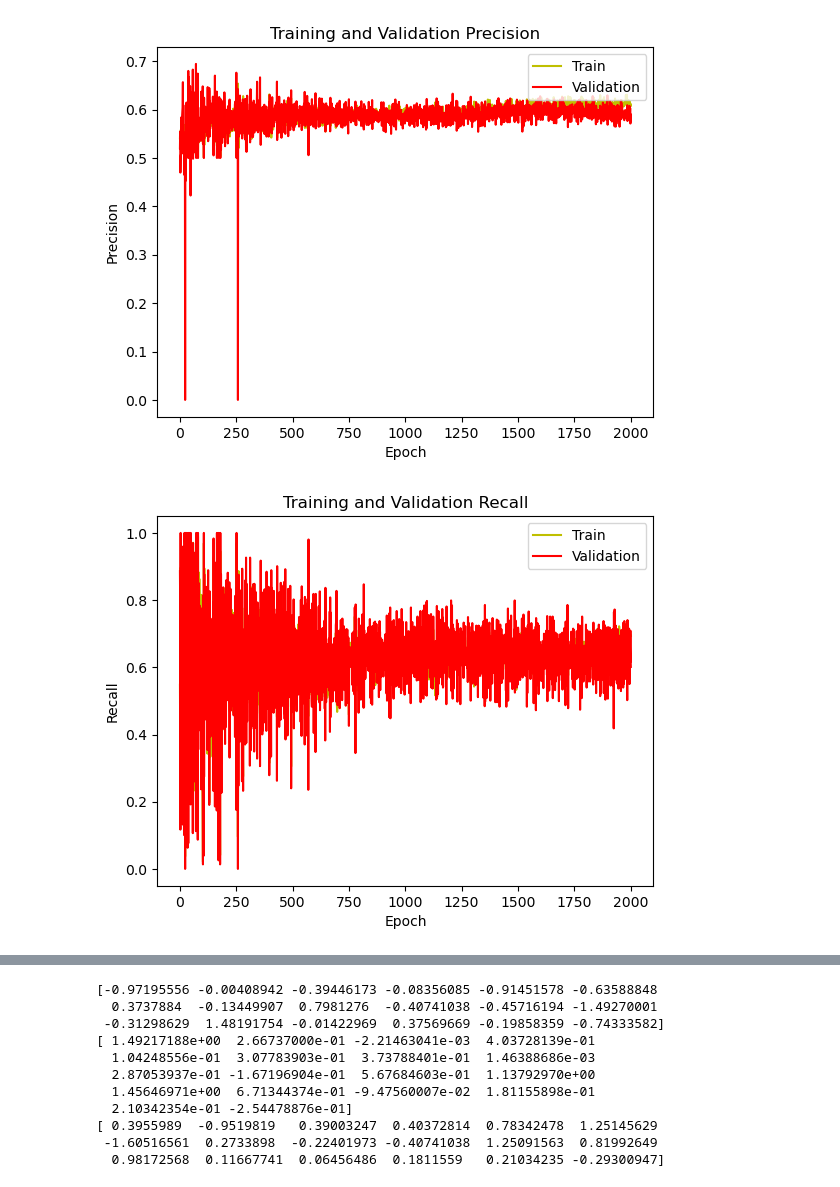
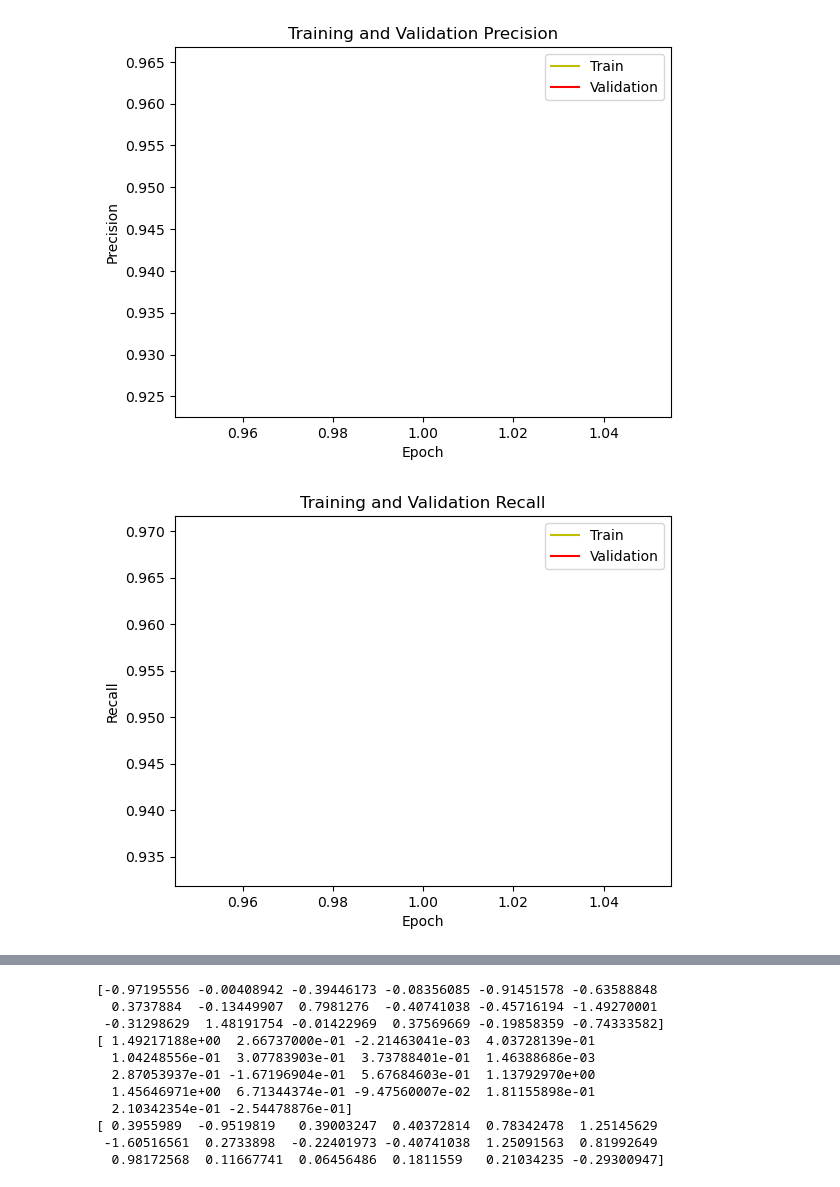
Before and after one commit to Logan-Kelsch/-ES-NN-test1, a Jupyter notebook: NN/NN_V3.0/dual_model.ipynb, the cells around one changed output, grey strips where cells are left out. Saved outputs shown, nothing was run; the diff lists cells and outputs as text; code cells hidden in the pictures.

```diff
--- a/NN/NN_V3.0/dual_model.ipynb
+++ b/NN/NN_V3.0/dual_model.ipynb
@@ -28,7 +28,7 @@ from imblearn.over_sampling import SMOTE
 #LOAD DATA FROM CSV-------------------------------------------------------
 
 # Load the dataset
-data = pd.read_csv('catted_1n.csv')
+data = pd.read_csv('catted_1.csv')
 
 #testing random feature drops
 #TREND
@@ -77,8 +77,8 @@ data = data.drop(columns='vpm60')
 #data = data.drop(columns='DoW')
 #--------------------------------------
 #SOLUTION------------------------------
-data = data.drop(columns='DIR')
-#data = data.drop(columns='MOVE')
+#data = data.drop(columns='DIR')
+data = data.drop(columns='MOVE')
 #--------------------------------------
 #--------------------------------------
 data = data.drop(columns='FT')
@@ -111,22 +111,22 @@ print(dict(zip(unique,counts)))
 #data = data.drop(data[data['feature'] condition].index)
 data = data.drop(data[data['MO'] < 1].index)
 
-#upRows = data.drop(data[data['DIR'] != 'up'].index)
-#dnRows = data.drop(data[data['DIR'] != 'dn'].index)
-mvRows = data.drop(data[data['MOVE'] != 'mv'].index)
-nmRows = data.drop(data[data['MOVE'] != 'nm'].index)
+upRows = data.drop(data[data['DIR'] != 'up'].index)
+dnRows = data.drop(data[data['DIR'] != 'dn'].index)
+#mvRows = data.drop(data[data['MOVE'] != 'mv'].index)
+#nmRows = data.drop(data[data['MOVE'] != 'nm'].index)
 
-smallestClass = min(mvRows.index.size, nmRows.index.size)
-#smallestClass = min(upRows.index.size, dnRows.index.size)
+#smallestClass = min(mvRows.index.size, nmRows.index.size)
+smallestClass = min(upRows.index.size, dnRows.index.size)
 print('Smallest Class Size:',smallestClass,'\n')
 
-#upRows = upRows.iloc[0:smallestClass]
-#dnRows = dnRows.iloc[0:smallestClass]
-mvRows = mvRows.iloc[0:smallestClass]#-2500]
-nmRows = nmRows.iloc[0:smallestClass]#-2500]
+upRows = upRows.iloc[0:smallestClass]
+dnRows = dnRows.iloc[0:smallestClass]
+#mvRows = mvRows.iloc[0:smallestClass]#-2500]
+#nmRows = nmRows.iloc[0:smallestClass]#-2500]
 
-#optData = pd.concat([upRows, dnRows],axis=0)
-optData = pd.concat([mvRows, nmRows],axis=0)
+optData = pd.concat([upRows, dnRows],axis=0)
+#optData = pd.concat([mvRows, nmRows],axis=0)
 
 print("OCCURANCES IN OPT DATA FOR ", Yfeatures, ": ", sep='')
 unique, counts = np.unique(optData.iloc[:, -1].values, return_counts=True)
@@ -361,7 +361,7 @@ from keras.optimizers.schedules import ExponentialDecay
 lr_schedule = ExponentialDecay(
     #good rough val to start, .25, good val to end at .0015.
     #5k epoch should be: .25, 8565, .9995, true
-    0.2,
+    0.00025,
     decay_steps=160,
     decay_rate=.999,
     staircase=True)
@@ -376,7 +376,7 @@ metric_callback = MetricBalancingCallback(metric='recall')
 
 def build_model():
     model = tf.keras.Sequential([#currently 17 total features
-        tf.keras.layers.Dense(512,kernel_initializer='he_normal',kernel_regularizer=tf.keras.regularizers.l2(0.01)),
+        tf.keras.layers.Dense(1024,kernel_initializer='he_normal',kernel_regularizer=tf.keras.regularizers.l2(0.01)),
         tf.keras.layers.BatchNormalization(),
         tf.keras.layers.Activation('relu'),
         tf.keras.layers.Dropout(0.20),
@@ -397,7 +397,7 @@ def build_model():
     #AUC=tf.keras.metrics.AUC(curve='PR')
     met = ['precision','recall','accuracy']
     model.compile(optimizer=opt3,
-                  loss=met_ratio
+                  loss='binary_crossentropy'
                   ,metrics=met)
     return model
 
@@ -405,23 +405,23 @@ def build_model():
 
 def load_model():
     #loaded_model = tf.keras.models.load_model('tupleTrain.keras', custom_objects={'custom_loss':custom_loss})
-    loaded_model = tf.keras.models.load_model('multi_test1.keras')
+    loaded_model = tf.keras.models.load_model('dm_DIR_2.keras')
     met = ['accuracy','precision','recall']
     loaded_model.compile(optimizer=opt3,
-                         loss='mse'
+                         loss='binary_crossentropy'
                          , metrics=met)
     return loaded_model
 
 
 #TRAIN THE MODEL WITH CUSTOMIZABLE EPOCHS-------------------------------------------------------
 
-epochs = 2000
+epochs = 1
 
 early_stopping = EarlyStopping(monitor='val_recall', patience=250, mode='max', restore_best_weights=True)
 
 model = build_model()
-#loaded_model = load_model()
-history = model.fit(X_train, y_train, epochs=epochs, validation_split=0.2,\
+loaded_model = load_model()
+history = loaded_model.fit(X_train, y_train, epochs=epochs, validation_split=0.2,\
                     shuffle=True, verbose=1, validation_data=(X_test, y_test),\
                     class_weight=cw, callbacks=[metric_callback])
 
@@ -489,7 +489,7 @@ plt.show()
 '''
 
 #predicting the test set results
-y_pred = model.predict(X_test)
+y_pred = loaded_model.predict(X_test)
 y_pred = y_pred > 0.5 # Predictions to class indices
 
 # Create the confusion matrix
@@ -530,2 +529,2 @@ Epoch 893/2000
-[figure, old version]
+[figure, new version]
-[figure, old version]
+[figure, new version]
```
Also changed, not shown: parts of 3 cells of this notebook.
